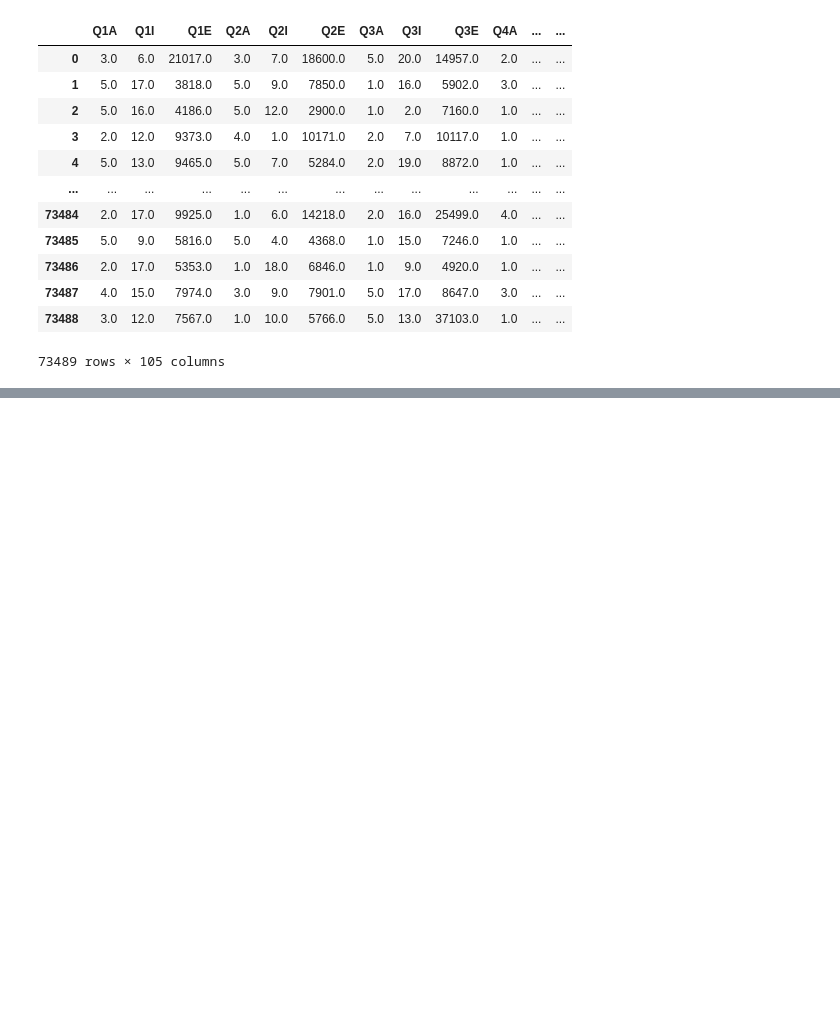
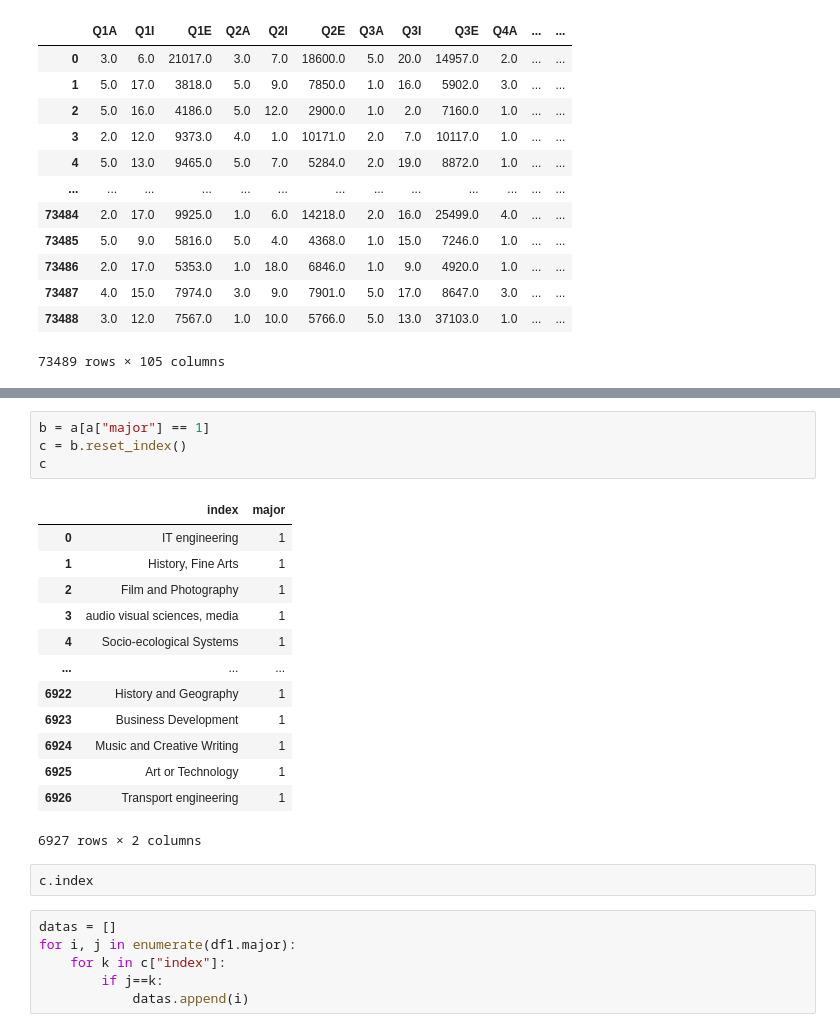
Before and after one commit to dss-14th/ml-repo-3, a Jupyter notebook: yong's/open_raw_data.ipynb, the cells around one changed output, grey strips where cells are left out. Saved outputs shown, nothing was run; the diff lists cells and outputs as text; blank space fills up the shorter version.

```diff
--- a/yong's/open_raw_data.ipynb
+++ b/yong's/open_raw_data.ipynb
@@ -18,0 +36,26 @@ df1
+# %%
+b = a[a["major"] == 1]
+c = b.reset_index()
+c
+# %% [output]
+|  | index | major |
+| 0 | IT engineering | 1 |
+| 1 | History, Fine Arts | 1 |
+| 2 | Film and Photography | 1 |
+| 3 | audio visual sciences, media | 1 |
+| 4 | Socio-ecological Systems | 1 |
+| ... | ... | ... |
+| 6922 | History and Geography | 1 |
+| 6923 | Business Development | 1 |
+| 6924 | Music and Creative Writing | 1 |
+| 6925 | Art or Technology | 1 |
+| 6926 | Transport engineering | 1 |
+6927 rows × 2 columns
+# %%
+c.index
+# %%
+datas = []
+for i, j in enumerate(df1.major):
+    for k in c["index"]:
+        if j==k:
+            datas.append(i)
```
Also changed, not shown: parts of 12 cells of this notebook.
